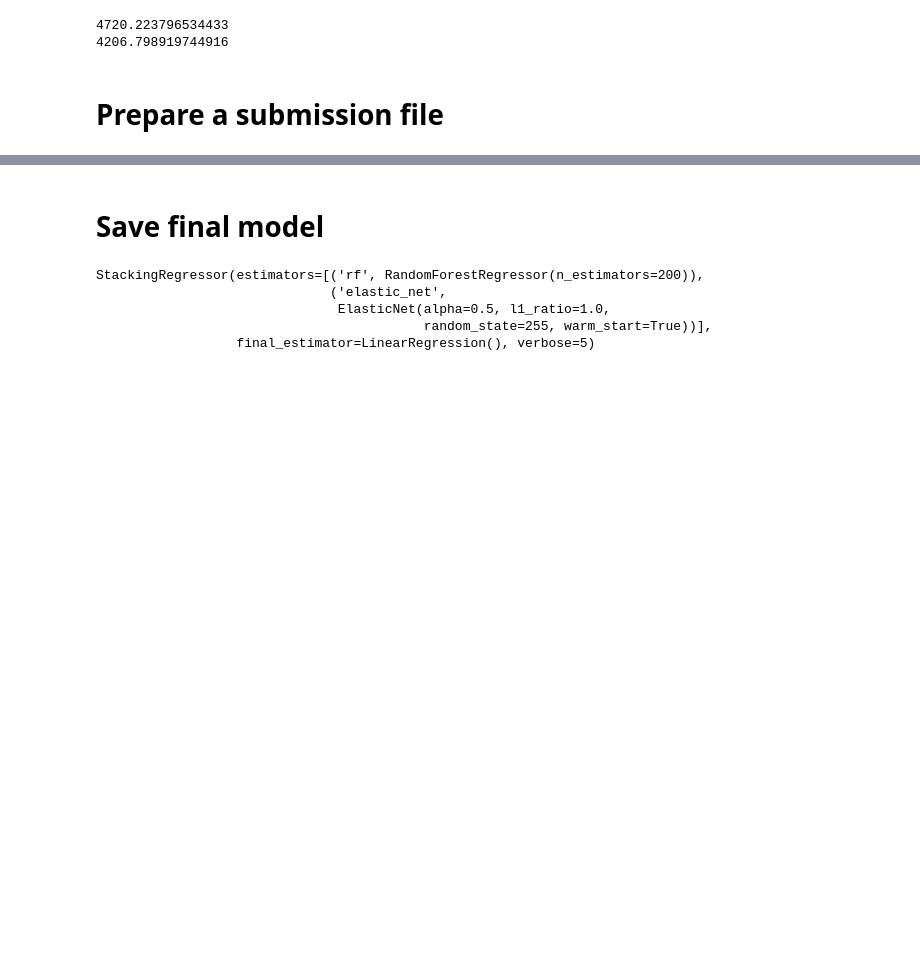
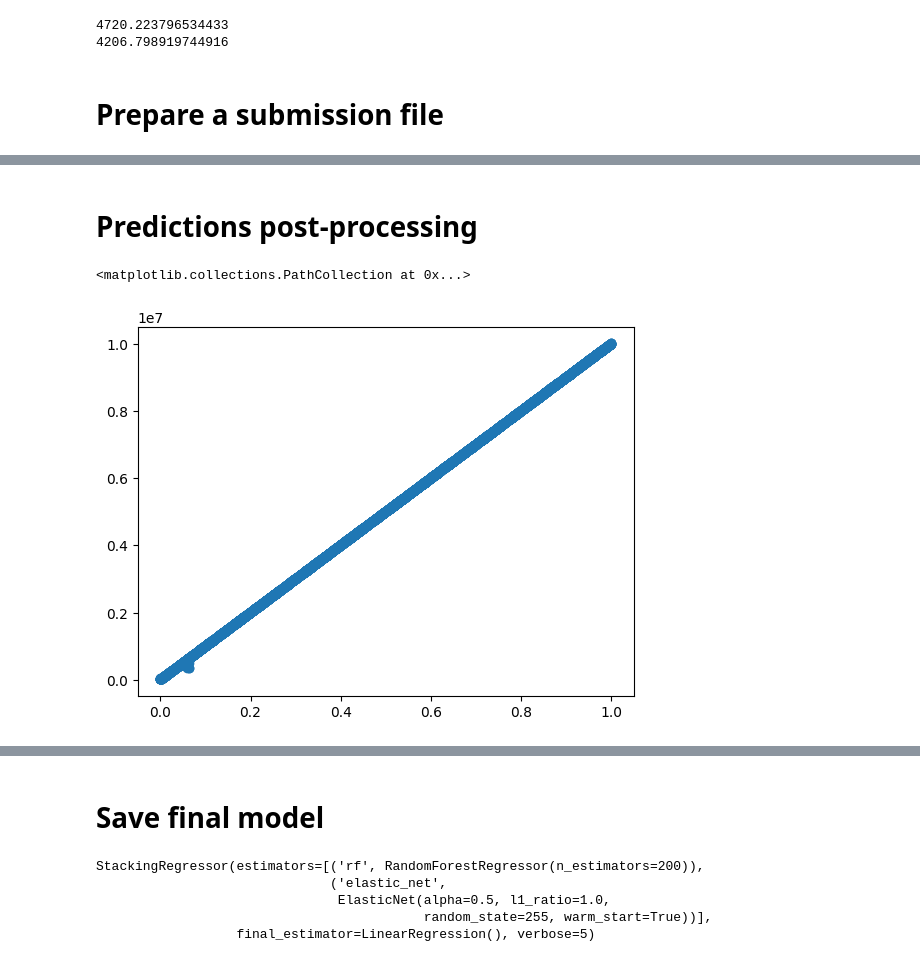
Before and after one commit to PashaIanko/Kaggle.ParisHousingPrices, a Jupyter notebook: 5_model_submission.ipynb, the cells around one changed output, grey strips where cells are left out. Cells and saved outputs as stored; diff of their text form; code cells hidden in the pictures; blank space fills up the shorter version.

Commit message:
Tried to clean outliers in the predictions, but it did not help

```diff
--- a/5_model_submission.ipynb
+++ b/5_model_submission.ipynb
@@ -195,0 +198,17 @@ prepare_submission(submission_filename, final_model)
+# %% [markdown]
+# Predictions post-processing
+# %%
+X_submission.shape
+predictions = final_model.predict(X_submission)
+# %%
+X_submission_proc = pd.DataFrame(X_submission[['0']].copy())
+X_submission_proc['price'] = predictions
+X_submission_proc['is_outlier'] = X_submission_proc['price'] < X_submission_proc['0'] * 10000000  #  [10000000 * x for x in X_submission_proc.loc[mask]['0']]
+# %%
+plt.scatter(
+    x=X_submission_proc['0'],
+    y=X_submission_proc['price']
+)
+# %% [output]
+<matplotlib.collections.PathCollection at 0x...>
+[figure, added]
```
Also changed, not shown: parts of 11 cells of this notebook.
